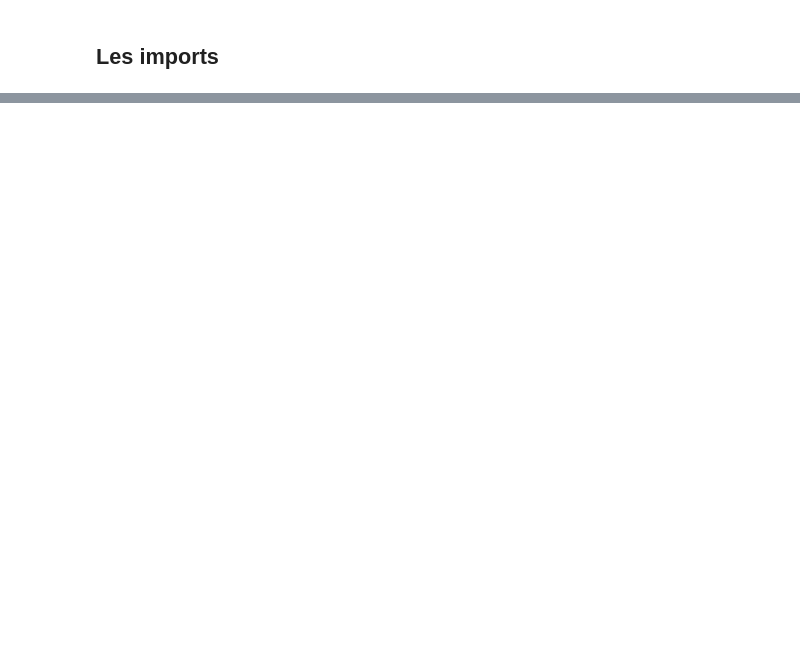
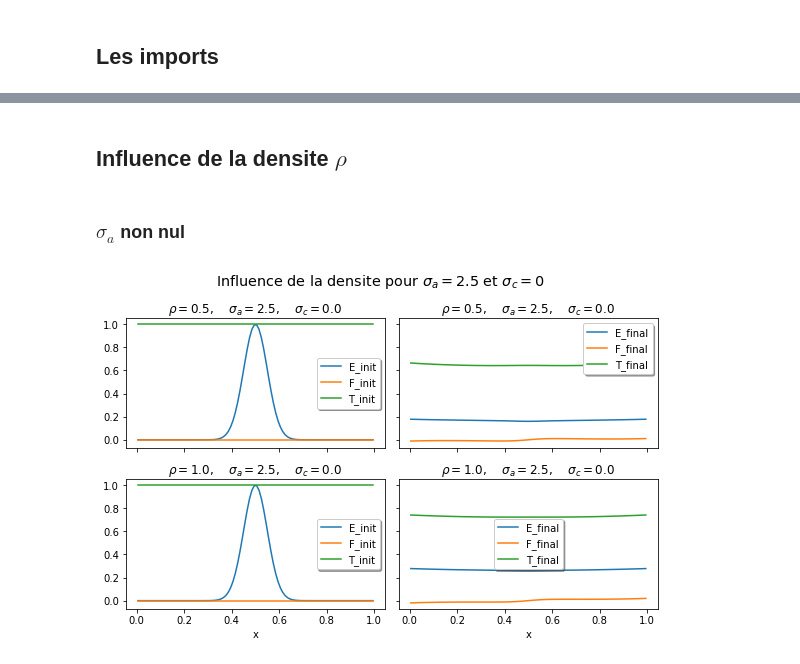
Before and after one commit to ddrous/projet-inverse-2d, a Jupyter notebook: src/notebook/analyse_des_donnees.ipynb, the cells around one changed output, grey strips where cells are left out. Cells and saved outputs as stored; diff of their text form; code cells hidden in the pictures; blank space fills up the shorter version.

```diff
--- a/src/notebook/analyse_des_donnees.ipynb
+++ b/src/notebook/analyse_des_donnees.ipynb
@@ -198,0 +261,48 @@ ax.plot(t, y)
+# %%
+""" Quelque groupes et abcisses interressants a visualiser"""
+
+""" Abcisses spatialle """
+x = 'x'
+
+""" Visu spatiale 1 """
+init = ['E_init', 'F_init', 'T_init']
+final = ['E_final', 'F_final', 'T_final']
+group_1 = [init, final]
+
+""" Visu spatiale 2 """
+E = ['E_init', 'E_final']
+F = ['F_init', 'F_final']
+T = ['T_init', 'T_final']
+group_2 = [E, F, T]
+
+
+""" Abcisses temporelle """
+t = 't'
+
+""" Visu temporelle 1 """
+left = ['E_left', 'F_left', 'T_left']
+right = ['E_right', 'F_right', 'T_right']
+group_3 = [left, right]
+
+""" Visu temporelle 2 """
+E_edges = ['E_left', 'E_right']
+F_edges = ['F_left', 'F_right']
+T_edges = ['T_left', 'T_right']
+group_4 = [E_edges, F_edges, T_edges]
+# %% [markdown]
+## Influence de la densite $\rho$
+# %% [markdown]
+### $\sigma_a$ non nul
+# %%
+""" Les indices a dessiner pour cette partie """
+condition = (df_s['rho_expr']==0.5) | (df_s['rho_expr']==1) | (df_s['rho_expr']==2.5) | (df_s['rho_expr']==rho_max)
+condition &= (df_s['sigma_a_expr']==2.5) & (df_s['sigma_c_expr']==sigma_c_min)
+index = df_s.loc[condition].index
+
+""" Visualisation temporelle """
+figsize = (8, 5)
+title = r"Influence de la densite pour $\sigma_a=2.5$ et $\sigma_c=0$"
+
+plot_group(df_s, figsize, index, x, group_1, title)
+# %% [output]
+[figure, added]
```
Also changed, not shown: parts of 65 cells of this notebook, 6 other files.
